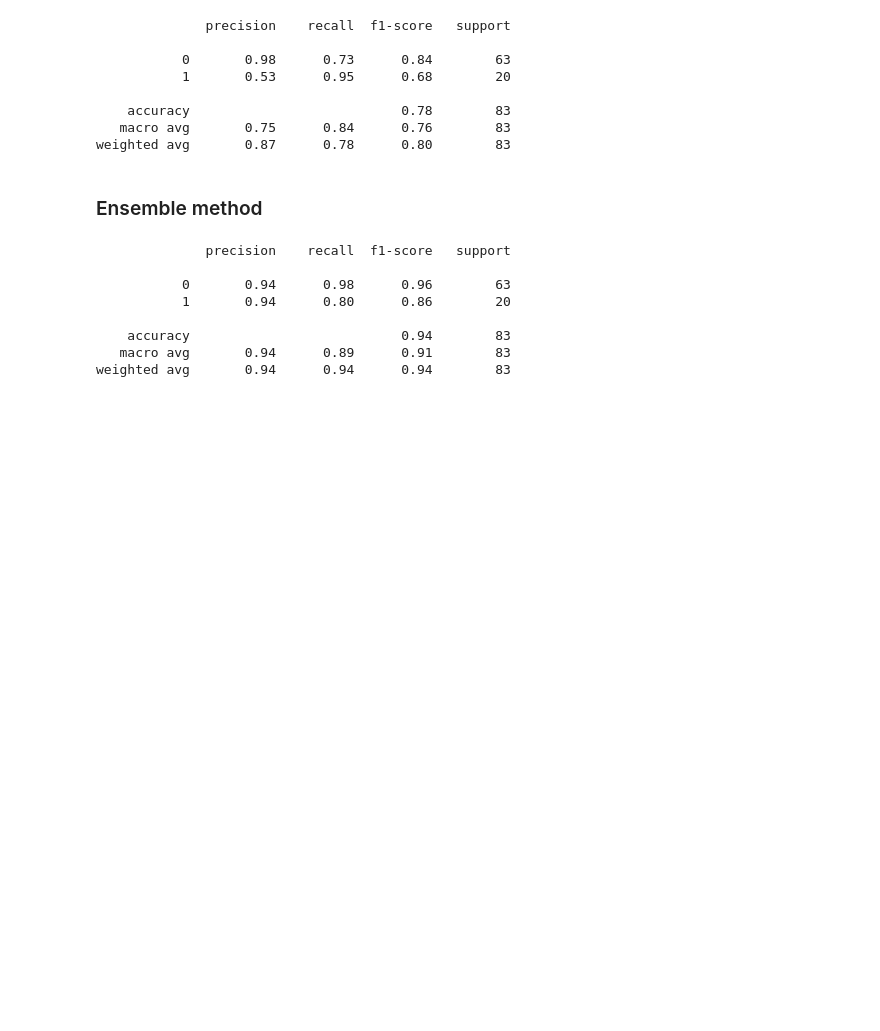
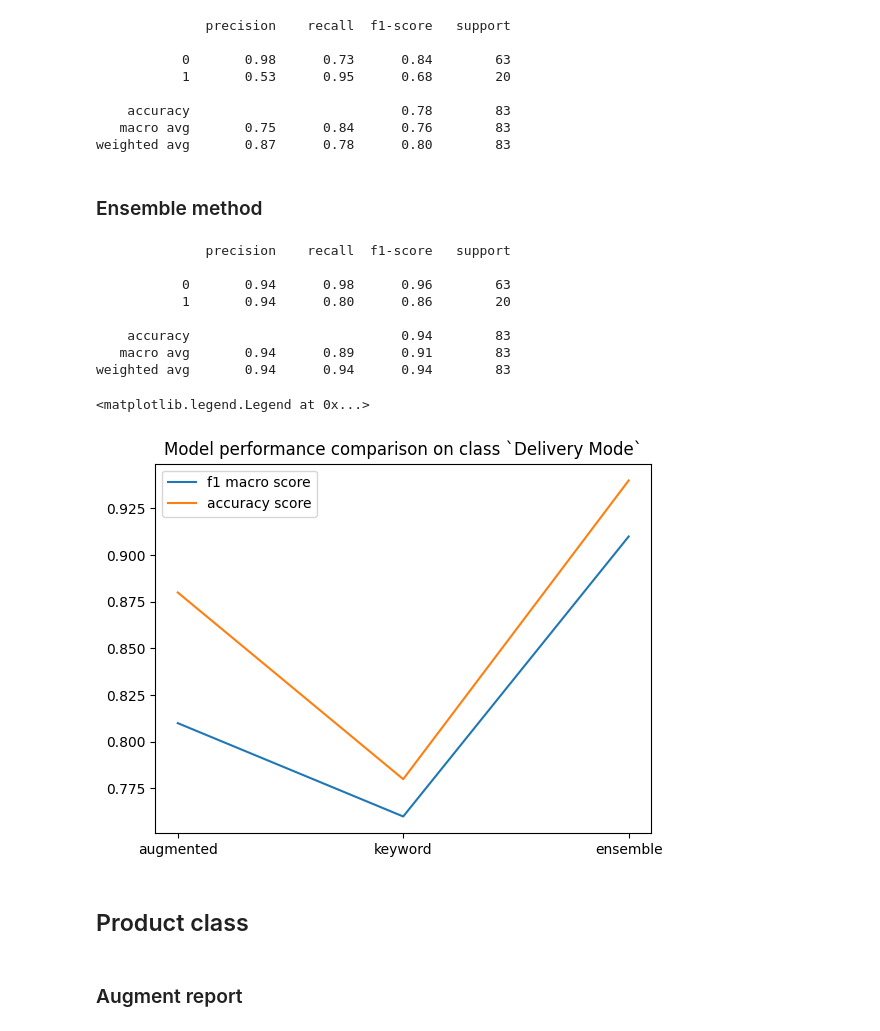
Before and after one commit to CarlOsito16/Hexamind, a Jupyter notebook: Clustering/OneShotClassifier/exp1-CountVect.ipynb, the cells around one changed output. Cells and saved outputs as stored; diff of their text form; code cells hidden in the pictures; blank space fills up the shorter version.

Commit message:
add ensemble all result

```diff
--- a/Clustering/OneShotClassifier/exp1-CountVect.ipynb
+++ b/Clustering/OneShotClassifier/exp1-CountVect.ipynb
@@ -816,12 +838,20 @@ X_train_text, X_test_text, y_train, y_test= train_test_split(X, y,
 ## Delivery Mode class
 # %% [markdown]
 ### Augmented classfication report
+# %%
+dm_dict_result= {}
 # %%
 augment_pred_dm = augmented_result['model'].predict(augmented_result['vectorizer'].transform(X_test_text))[: , 2]
 augment_pred_dm_prob =  augmented_result['model'].predict_proba(augmented_result['vectorizer'].transform(X_test_text))[2]
 
 print(classification_report(y_true = y_test.iloc[: ,2],
                             y_pred = augment_pred_dm))
+
+dm_dict_result['augment_macro'] = f1_score(y_true = y_test.iloc[: ,2],
+               y_pred = augment_pred_dm, average = 'macro').round(2)
+
+dm_dict_result['augment_acc'] = accuracy_score(y_true = y_test.iloc[: ,2],
+               y_pred = augment_pred_dm).round(2)
 # %% [output]
               precision    recall  f1-score   support
 
@@ -841,6 +871,12 @@ svm_prediction_dm = clf_dm.predict(np.array(X_test_text.apply(lambda x : count_d
 svm_prediction_prob_dm = clf_dm.predict_proba(np.array(X_test_text.apply(lambda x : count_dm(x))).reshape(-1,1))
 print(classification_report(y_true = y_test.iloc[: , 2],
                             y_pred = svm_prediction_dm))
+
+dm_dict_result['kw_macro'] = f1_score(y_true = y_test.iloc[: ,2],
+               y_pred = svm_prediction_dm, average = 'macro').round(2)
+
+dm_dict_result['kw_acc'] = accuracy_score(y_true = y_test.iloc[: ,2],
+               y_pred = svm_prediction_dm).round(2)
 # %% [output]
               precision    recall  f1-score   support
 
@@ -856,6 +892,13 @@ weighted avg       0.87      0.78      0.80        83
 ensemble_prediction_dm = np.argmax((augment_pred_dm_prob + svm_prediction_prob_dm) / 2 , axis= 1)
 print(classification_report(y_true = y_test.iloc[: , 2],
                             y_pred = ensemble_prediction_dm))
+
+
+dm_dict_result['ensemble_macro'] = f1_score(y_true = y_test.iloc[: ,2],
+               y_pred = ensemble_prediction_dm, average = 'macro').round(2)
+
+dm_dict_result['ensemble_acc'] = accuracy_score(y_true = y_test.iloc[: ,2],
+               y_pred = ensemble_prediction_dm).round(2)
 # %% [output]
               precision    recall  f1-score   support
 
@@ -865,3 +908,20 @@ print(classification_report(y_true = y_test.iloc[: , 2],
     accuracy                           0.94        83
    macro avg       0.94      0.89      0.91        83
 weighted avg       0.94      0.94      0.94        83
+# %%
+plt.plot(['augmented', 'keyword' , 'ensemble'] , [dm_dict_result['augment_macro'],
+                             dm_dict_result['kw_macro'],
+                             dm_dict_result['ensemble_macro']],
+         label = 'f1 macro score')
+
+plt.plot(['augmented', 'keyword' , 'ensemble'] , [dm_dict_result['augment_acc'],
+                             dm_dict_result['kw_acc'],
+                             dm_dict_result['ensemble_acc']],
+          label = 'accuracy score')
+plt.title('Model performance comparison on class `Delivery Mode`')
+plt.legend()
+# %% [output]
+<matplotlib.legend.Legend at 0x...>
+[figure, added]
+# %% [markdown]
+## Product class
@@ -867,0 +930,2 @@ weighted avg       0.94      0.94      0.94        83
+# %% [markdown]
+### Augment report
```
Also changed, not shown: parts of 25 cells of this notebook.
